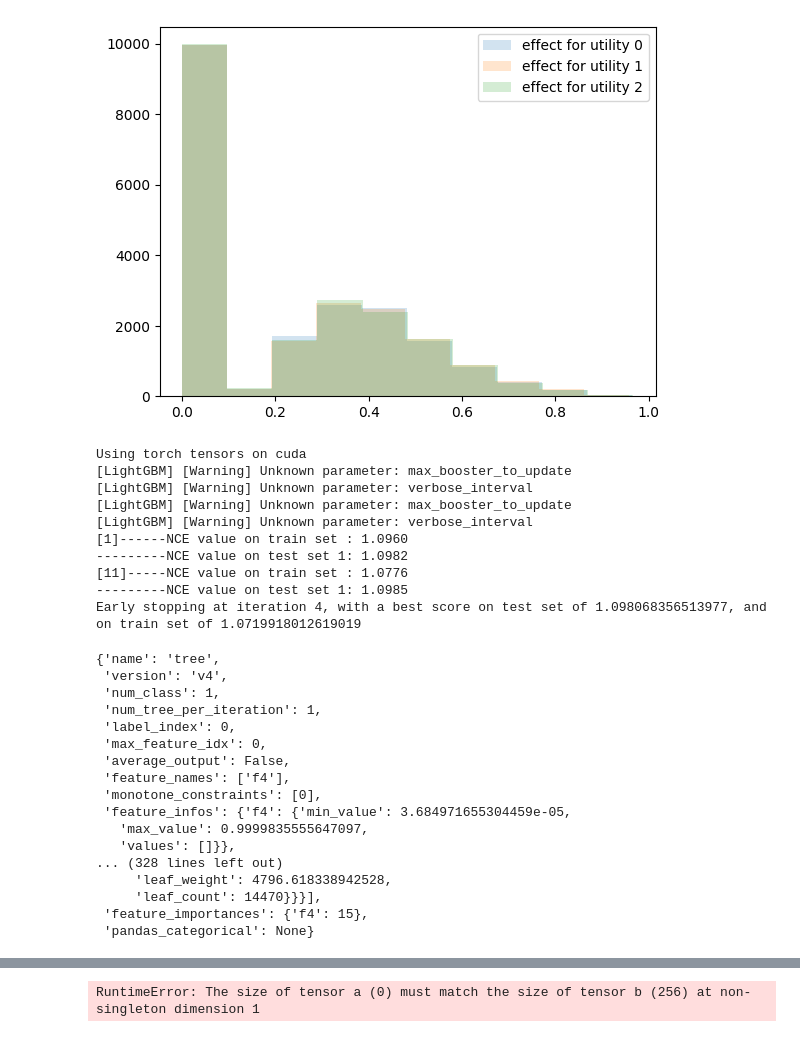
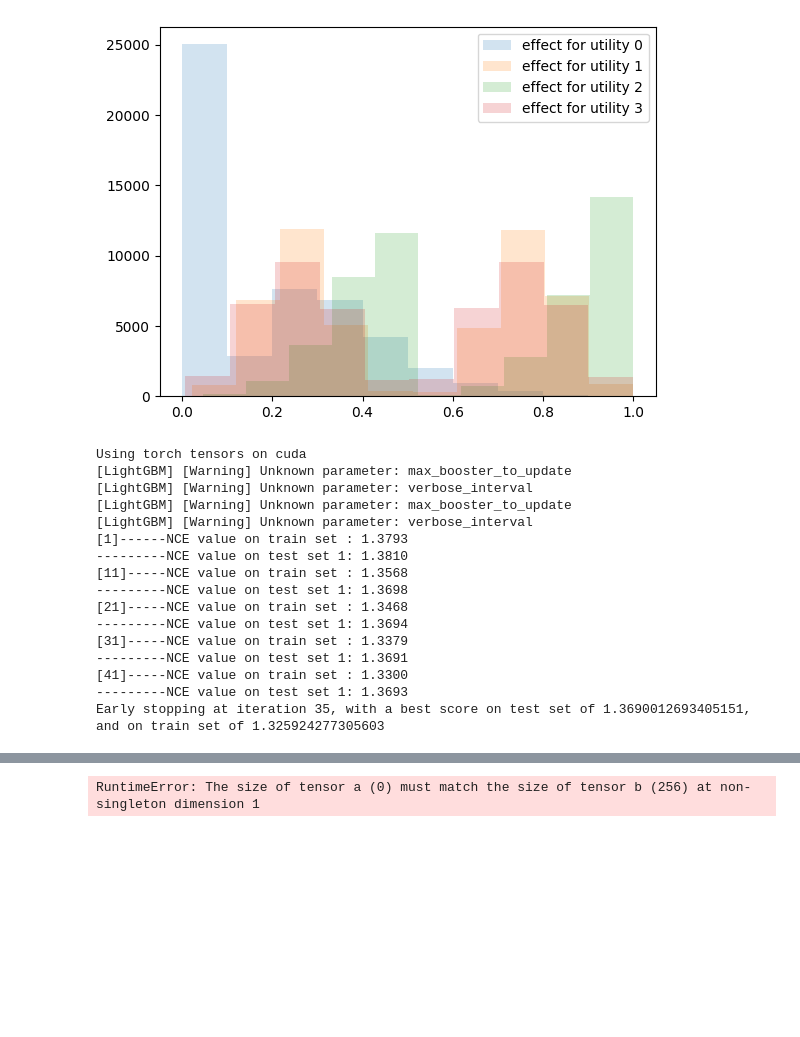
Before and after one commit to big-ucl/functional-effects-model, a Jupyter notebook: src/simple_reproducible_example.ipynb, the cells around one changed output, grey strips where cells are left out. Saved outputs shown, nothing was run; the diff lists cells and outputs as text; code cells hidden in the pictures; blank space fills up the shorter version.

```diff
--- a/src/simple_reproducible_example.ipynb
+++ b/src/simple_reproducible_example.ipynb
@@ -77,12 +77,17 @@ def create_dataset(x_arr: np.ndarray, feature_names: list) -> pd.DataFrame:
     return pd.DataFrame({feature_names[i]: x_arr[:, i] for i in range(x_arr.shape[1])})
 
 
-def generate_x(n, k, props_low=0.5, cut=0.5, deterministic=False):
+def generate_x(n, k, props_low=0.5, cut=0.5, deterministic=False, gaussian=False):
     n_low = int(props_low * n)
     n_high = n - n_low
     if deterministic:
         x_low = np.linspace([0]*n_utility, [cut]*n_utility, n_low)
         x_high = np.linspace([cut]*n_utility, [1]*n_utility, n_high)
+    elif gaussian:
+        x_low = np.random.normal(loc=0, scale=cut, size=(n_low, k))
+        x_high = np.random.normal(loc=cut, scale=1-cut, size=(n_high, k))
+        x_low = np.clip(x_low, 0, cut)
+        x_high = np.clip(x_high, cut, 1)
     else:
         x_low = np.random.uniform(0, cut, (n_low, k))
         x_high = np.random.uniform(cut, 1, (n_high, k))
@@ -94,9 +99,18 @@ def create_functional_effects(x: np.ndarray, n_utility: int, n_socio_dem: int) -
     Create functional effects for a given number of utilities and features per utility.
     """
     effects = np.zeros((x.shape[0], n_utility))
-    random_permutations = [np.random.choice(n_socio_dem, size=(n_socio_dem - 1), replace=False) for _ in range(n_utility)]
     for i in range(n_utility):
-        effects[:, i] = np.prod(x[:, random_permutations[i]], axis=1)
+        if i == 0:
+            effects[:, i] = np.prod(x[:, :n_socio_dem], axis=1)
+        elif i == 1:
+            effects[:, i] = np.sum(x[:, :n_socio_dem], axis=1)
+        elif i == 2:
+            effects[:, i] = np.max(x[:, :n_socio_dem], axis=1)
+        else:
+            effects[:, i] = np.median(x[:, :n_socio_dem], axis=1)
+
+        effects[:, i] /= effects[:, i].max()
+
 
     return effects
 
@@ -126,19 +140,19 @@ def add_choice(row, u_idx, regression=False):
     else:
         return np.random.choice(u.shape[0], size=1, p=softmax(u))[0]
 
-n_utility = 3
+n_utility = 4
 regression = n_utility == 1
 f_per_utility = 5
 n_alt_spec = 1
 n_socio_dem = 4
 tot_features = n_socio_dem + n_utility * n_alt_spec
-x_arr = generate_x(20000, tot_features, 0.5, 0.5)
-x_arr_test = generate_x(10000, tot_features, 0.5, 0.5)
-coeff = [-1, -1, -1]
+x_arr = generate_x(50000, tot_features, 0.5, 0.5, gaussian=False)
+x_arr_test = generate_x(10000, tot_features, 0.5, 0.5, gaussian=False)
+coeff = [-1, -1, -1, -1]
 
 feature_names = [f"f{i}" for i in range(tot_features)]
 
-u_idx = [(n_alt_spec * i, n_alt_spec * (i+1)) for i in range(n_utility)]
+u_idx = [(i, (i+1)) for i in range(n_utility)]
 
 y_plot = apply_functional_effects(x_arr, n_utility, n_socio_dem)
 for i in range(n_utility):
@@ -168,4 +182,4 @@ dataset.describe()
-[figure, old version]
+[figure, new version]
 # %%
 from models_wrapper import RUMBoost, TasteNet
 from parser import parse_cmdline_args
@@ -213,38 +221,27 @@ best_train_loss, best_val_loss = model.fit()
 
 # predict on the test set
 preds, _, _ = model.predict(X_val)
-loss_test = cross_entropy(preds, y_val)
+if regression:
+    loss_test = mse(preds, y_val)
+else:
+    loss_test = cross_entropy(preds, y_val)
 # %% [output]
 Using torch tensors on cuda
 [LightGBM] [Warning] Unknown parameter: max_booster_to_update
 [LightGBM] [Warning] Unknown parameter: verbose_interval
 [LightGBM] [Warning] Unknown parameter: max_booster_to_update
 [LightGBM] [Warning] Unknown parameter: verbose_interval
-[1]------NCE value on train set : 1.0960
----------NCE value on test set 1: 1.0982
-[11]-----NCE value on train set : 1.0776
----------NCE value on test set 1: 1.0985
-Early stopping at iteration 4, with a best score on test set of 1.098068356513977, and on train set of 1.0719918012619019
+[1]------NCE value on train set : 1.3793
+---------NCE value on test set 1: 1.3810
+[11]-----NCE value on train set : 1.3568
+---------NCE value on test set 1: 1.3698
+[21]-----NCE value on train set : 1.3468
+---------NCE value on test set 1: 1.3694
+[31]-----NCE value on train set : 1.3379
+---------NCE value on test set 1: 1.3691
+[41]-----NCE value on train set : 1.3300
+---------NCE value on test set 1: 1.3693
+Early stopping at iteration 35, with a best score on test set of 1.3690012693405151, and on train set of 1.325924277305603
-# %%
-model.model.boosters[0].dump_model()
-# %% [output]
-{'name': 'tree',
- 'version': 'v4',
- 'num_class': 1,
- 'num_tree_per_iteration': 1,
- 'label_index': 0,
- 'max_feature_idx': 0,
- 'average_output': False,
- 'feature_names': ['f4'],
- 'monotone_constraints': [0],
- 'feature_infos': {'f4': {'min_value': 3.684971655304459e-05,
-   'max_value': 0.9999835555647097,
-   'values': []}},
-... (328 lines left out)
-     'leaf_weight': 4796.618338942528,
-     'leaf_count': 14470}}}],
- 'feature_importances': {'f4': 15},
- 'pandas_categorical': None}
 # %%
 # get learnt functional intercepts
 learnt_fct_intercepts = gather_functional_intercepts(
```
Also changed, not shown: parts of 4 cells of this notebook, 2 other files.
